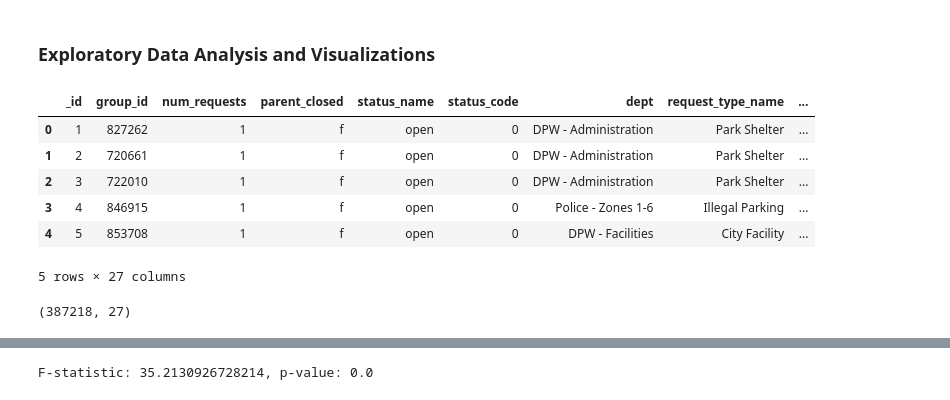
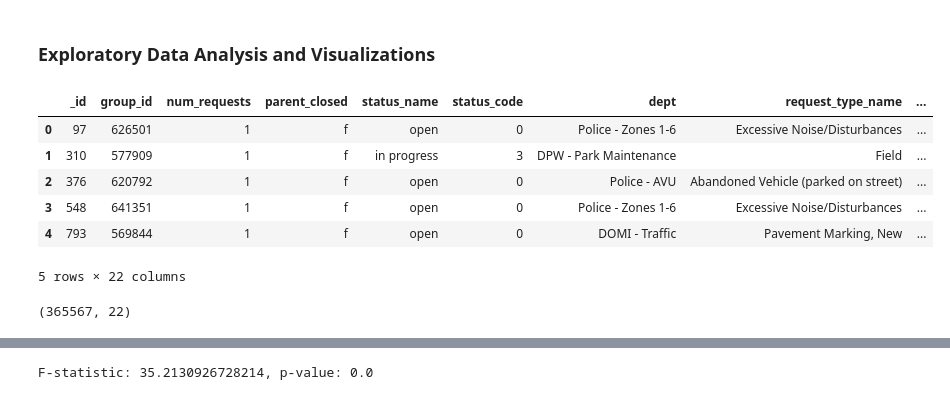
Before and after one commit to kanikaselva/311analysis, a Jupyter notebook: Analysis/EDA.ipynb, the cells around one changed output, grey strips where cells are left out. Saved outputs shown, nothing was run; the diff lists cells and outputs as text; code cells hidden in the pictures.

Commit message:
Cleaned dataset and updated graphs
Filtered_311_Dataset is not pushed because of the file length. Need to remember to add the file during final submission

```diff
--- a/Analysis/EDA.ipynb
+++ b/Analysis/EDA.ipynb
@@ -9,23 +9,23 @@ import matplotlib.pyplot as plt
 import plotly.express as px
 import scipy.stats as stats
 # %%
-# Using a smaller dataset that focuses on the past five years (2021-2025)
+# Using a smaller dataset that focuses on the past five years (2021-2025) with dropped columns
 # Load the dataset
-data = pd.read_csv("../Data/Filtered_311_Dataset.csv")
+data = pd.read_csv("../Data/CleanedData_311_Dataset.csv")
 data.head()
 # %% [output]
 |  | _id | group_id | num_requests | parent_closed | status_name | status_code | dept | request_type_name | ... |
-| 0 | 1 | 827262 | 1 | f | open | 0 | DPW - Administration | Park Shelter | ... |
-| 1 | 2 | 720661 | 1 | f | open | 0 | DPW - Administration | Park Shelter | ... |
-| 2 | 3 | 722010 | 1 | f | open | 0 | DPW - Administration | Park Shelter | ... |
-| 3 | 4 | 846915 | 1 | f | open | 0 | Police - Zones 1-6 | Illegal Parking | ... |
-| 4 | 5 | 853708 | 1 | f | open | 0 | DPW - Facilities | City Facility | ... |
+| 0 | 97 | 626501 | 1 | f | open | 0 | Police - Zones 1-6 | Excessive Noise/Disturbances | ... |
+| 1 | 310 | 577909 | 1 | f | in progress | 3 | DPW - Park Maintenance | Field | ... |
+| 2 | 376 | 620792 | 1 | f | open | 0 | Police - AVU | Abandoned Vehicle (parked on street) | ... |
+| 3 | 548 | 641351 | 1 | f | open | 0 | Police - Zones 1-6 | Excessive Noise/Disturbances | ... |
+| 4 | 793 | 569844 | 1 | f | open | 0 | DOMI - Traffic | Pavement Marking, New | ... |
-5 rows × 27 columns
+5 rows × 22 columns
 # %%
 # Check the shape of the dataset
 data.shape
 # %% [output]
-(387218, 27)
+(365567, 22)
 # %%
 # Sort the data by 'create_date_et' in descending order
 data_sorted = data.sort_values(by='create_date_et', ascending=False)
```
Also changed, not shown: parts of 7 cells of this notebook, 3 other files.
